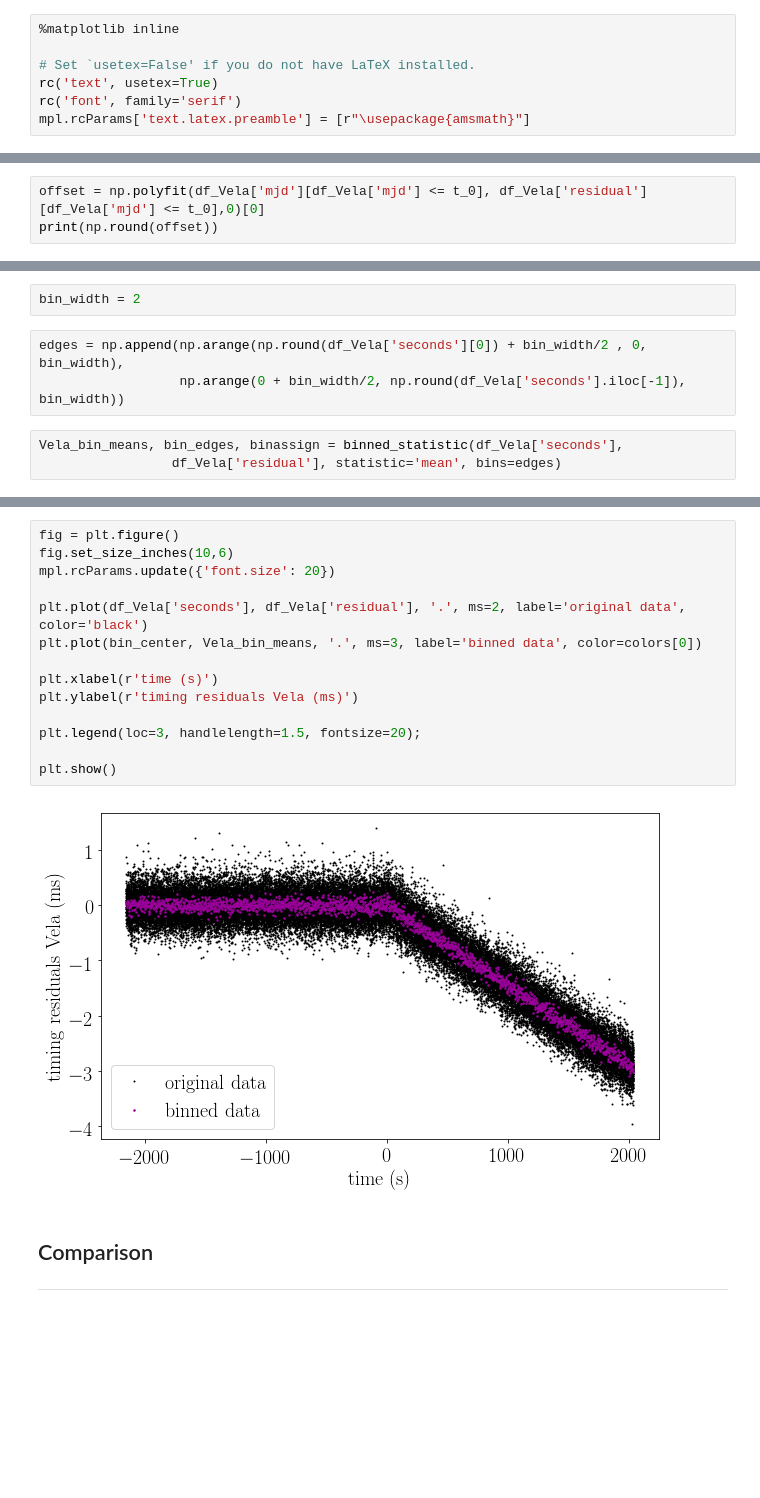
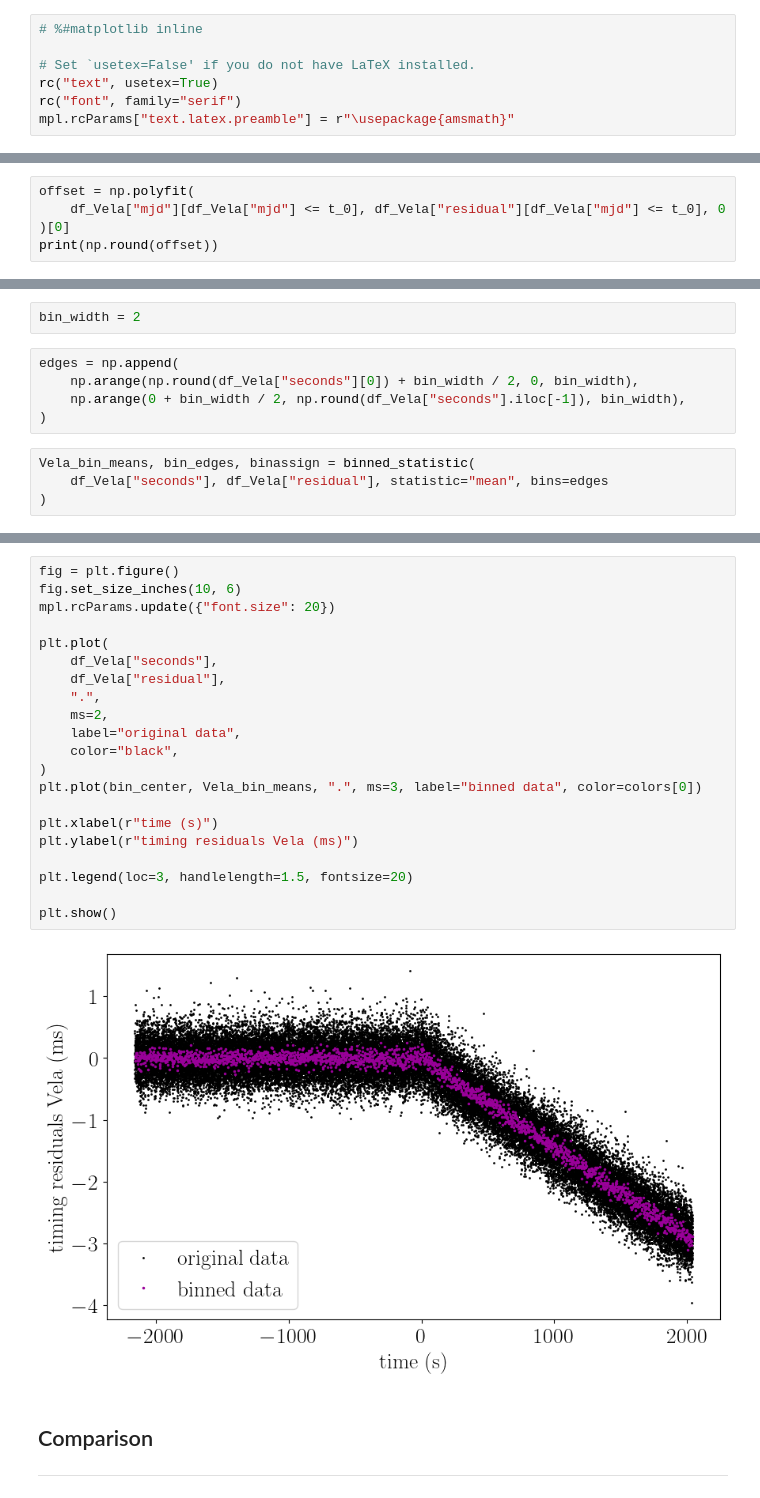
Before and after one commit to vanessagraber/glitchrises, a Jupyter notebook: data_comparison.ipynb, the cells around one changed output, grey strips where cells are left out. Cells and saved outputs as stored; diff of their text form; blank space fills up the shorter version.

```diff
--- a/data_comparison.ipynb
+++ b/data_comparison.ipynb
@@ -21,10 +21,10 @@ import matplotlib.pyplot as plt
 from matplotlib import rc
 from scipy.stats import binned_statistic
 # %%
-%matplotlib inline
+# %#matplotlib inline
 
 # Set `usetex=False' if you do not have LaTeX installed.
-rc('text', usetex=True)
-rc('font', family='serif')
-mpl.rcParams['text.latex.preamble'] = [r"\usepackage{amsmath}"]
+rc("text", usetex=True)
+rc("font", family="serif")
+mpl.rcParams["text.latex.preamble"] = r"\usepackage{amsmath}"
 # %%
@@ -58,7 +58,9 @@ plt.show()
 # %% [markdown]
 Residuals before the glitch epoch should form a normalized distribution around zero, assuming the pulsar parameters are well understood. The data is centered vertically by subtracting a constant offset (calculated by fitting a straight line to the data before $t_0$).
 # %%
-offset = np.polyfit(df_Vela['mjd'][df_Vela['mjd'] <= t_0], df_Vela['residual'][df_Vela['mjd'] <= t_0],0)[0]
+offset = np.polyfit(
+    df_Vela["mjd"][df_Vela["mjd"] <= t_0], df_Vela["residual"][df_Vela["mjd"] <= t_0], 0
+)[0]
 print(np.round(offset))
 # %% [output]
 718978.0
@@ -90,9 +92,12 @@ As many processes introduce noise into single-pulse observations, the timing res
 # %%
 bin_width = 2
 # %%
-edges = np.append(np.arange(np.round(df_Vela['seconds'][0]) + bin_width/2 , 0, bin_width),
-                  np.arange(0 + bin_width/2, np.round(df_Vela['seconds'].iloc[-1]), bin_width))
+edges = np.append(
+    np.arange(np.round(df_Vela["seconds"][0]) + bin_width / 2, 0, bin_width),
+    np.arange(0 + bin_width / 2, np.round(df_Vela["seconds"].iloc[-1]), bin_width),
+)
 # %%
-Vela_bin_means, bin_edges, binassign = binned_statistic(df_Vela['seconds'],
-                 df_Vela['residual'], statistic='mean', bins=edges)
+Vela_bin_means, bin_edges, binassign = binned_statistic(
+    df_Vela["seconds"], df_Vela["residual"], statistic="mean", bins=edges
+)
 # %%
@@ -100,19 +105,26 @@ bin_center = bin_edges[:-1] + (bin_edges[1:] - bin_edges[:-1])/2
 # %%
 fig = plt.figure()
-fig.set_size_inches(10,6)
-mpl.rcParams.update({'font.size': 20})
+fig.set_size_inches(10, 6)
+mpl.rcParams.update({"font.size": 20})
 
-plt.plot(df_Vela['seconds'], df_Vela['residual'], '.', ms=2, label='original data', color='black')
-plt.plot(bin_center, Vela_bin_means, '.', ms=3, label='binned data', color=colors[0])
+plt.plot(
+    df_Vela["seconds"],
+    df_Vela["residual"],
+    ".",
+    ms=2,
+    label="original data",
+    color="black",
+)
+plt.plot(bin_center, Vela_bin_means, ".", ms=3, label="binned data", color=colors[0])
 
-plt.xlabel(r'time (s)')
-plt.ylabel(r'timing residuals Vela (ms)')
+plt.xlabel(r"time (s)")
+plt.ylabel(r"timing residuals Vela (ms)")
 
-plt.legend(loc=3, handlelength=1.5, fontsize=20);
+plt.legend(loc=3, handlelength=1.5, fontsize=20)
 
 plt.show()
 # %% [output]
-[figure, old version]
+[figure, new version]
 # %% [markdown]
 ## Comparison
 ---
```
Also changed, not shown: parts of 15 cells of this notebook.
